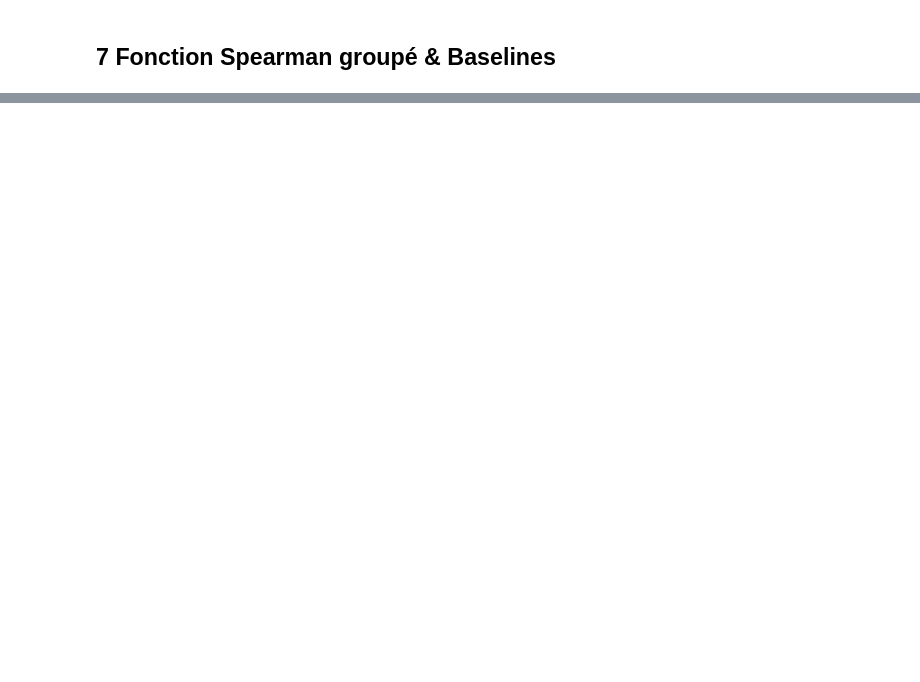
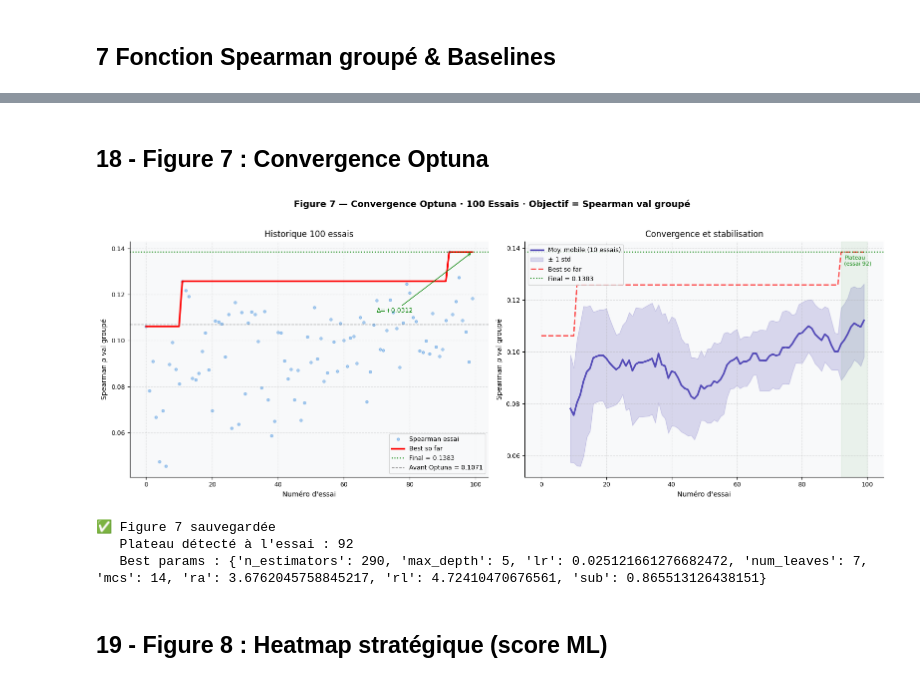
Before and after one commit to RhachiBadr/MaroTrade-Intelligence, a Jupyter notebook: notebooks/benchmark_phase1_v4.ipynb, the cells around one changed output, grey strips where cells are left out. Cells and saved outputs as stored; diff of their text form; code cells hidden in the pictures; blank space fills up the shorter version.

```diff
--- a/notebooks/benchmark_phase1_v4.ipynb
+++ b/notebooks/benchmark_phase1_v4.ipynb
@@ -737,0 +1594,76 @@ print(f'✅ Figure 7 | Top SHAP: {FEAT_LABELS.get(FEATURES[idx_s[0]], FEATURES[i
+# %% [markdown]
+## 18 - Figure 7 : Convergence Optuna
+# %%
+fig, axes = plt.subplots(1, 2, figsize=(16, 6))
+fig.suptitle('Figure 7 — Convergence Optuna · 100 Essais · Objectif = Spearman val groupé',
+             fontsize=13, fontweight='bold', y=1.02)
+
+t_nums  = [t['trial'] for t in OPTUNA_TRIALS]
+t_vals  = [t['value'] for t in OPTUNA_TRIALS]
+t_bests = [t['best']  for t in OPTUNA_TRIALS]
+
+# ── 7a : Historique des essais ────────────────────────────────────────────────
+ax = axes[0]
+ax.scatter(t_nums, t_vals, alpha=0.4, s=15,
+           color='#378ADD', label='Spearman essai')
+ax.plot(t_nums, t_bests, 'r-', lw=2.5, label='Best so far')
+ax.axhline(best_sp_optuna, color='green', lw=1.5, linestyle=':',
+           label=f'Final = {best_sp_optuna:.4f}')
+ax.axhline(RESULTS[BEST_MODEL]['val_spearman'], color='gray', lw=1,
+           linestyle='--',
+           label=f'Avant Optuna = {RESULTS[BEST_MODEL]["val_spearman"]:.4f}')
+
+ax.set_xlabel("Numéro d'essai")
+ax.set_ylabel('Spearman ρ val groupé')
+ax.set_title('Historique 100 essais')
+ax.legend(fontsize=9)
+
+impr = best_sp_optuna - RESULTS[BEST_MODEL]['val_spearman']
+ax.annotate(f'Δ=+{impr:.4f}',
+            xy=(t_nums[-1], best_sp_optuna),
+            xytext=(70, RESULTS[BEST_MODEL]['val_spearman'] + 0.005),
+            fontsize=9, color='green',
+            arrowprops=dict(arrowstyle='->', color='green'))
+
+# ── 7b : Moyenne mobile + convergence ────────────────────────────────────────
+ax = axes[1]
+series = pd.Series(t_vals)
+rm     = series.rolling(10).mean()
+rs     = series.rolling(10).std()
+
+ax.plot(t_nums, rm, color='#534AB7', lw=2.5, label='Moy. mobile (10 essais)')
+ax.fill_between(t_nums, rm - rs, rm + rs,
+                alpha=0.2, color='#534AB7', label='± 1 std')
+ax.plot(t_nums, t_bests, 'r--', lw=2, alpha=0.7, label='Best so far')
+ax.axhline(best_sp_optuna, color='green', lw=1.5, linestyle=':',
+           label=f'Final = {best_sp_optuna:.4f}')
+
+# Zone de plateau
+plateau = next(
+    (i for i in range(len(t_bests)-5)
+     if abs(t_bests[i] - t_bests[-1]) < 0.002),
+    70
+)
+ax.axvspan(plateau, 100, alpha=0.06, color='green')
+ax.text(plateau + 1, best_sp_optuna - 0.005,
+        f'Plateau\n(essai {plateau})',
+        fontsize=8, color='green')
+
+ax.set_xlabel("Numéro d'essai")
+ax.set_ylabel('Spearman ρ val groupé')
+ax.set_title('Convergence et stabilisation')
+ax.legend(fontsize=9)
+
+plt.tight_layout()
+plt.savefig(f'{FIGURES_DIR}/fig7_optuna.png', dpi=150, bbox_inches='tight')
+plt.show()
+print(f'✅ Figure 7 sauvegardée')
+print(f'   Plateau détecté à l\'essai : {plateau}')
+print(f'   Best params : {best_params_opt}')
+# %% [output]
+[figure, added]
+✅ Figure 7 sauvegardée
+   Plateau détecté à l'essai : 92
+   Best params : {'n_estimators': 290, 'max_depth': 5, 'lr': 0.025121661276682472, 'num_leaves': 7, 'mcs': 14, 'ra': 3.6762045758845217, 'rl': 4.72410470676561, 'sub': 0.865513126438151}
+# %% [markdown]
+## 19 - Figure 8 : Heatmap stratégique (score ML)
```
Also changed, not shown: parts of 34 cells of this notebook, 12 other files.
